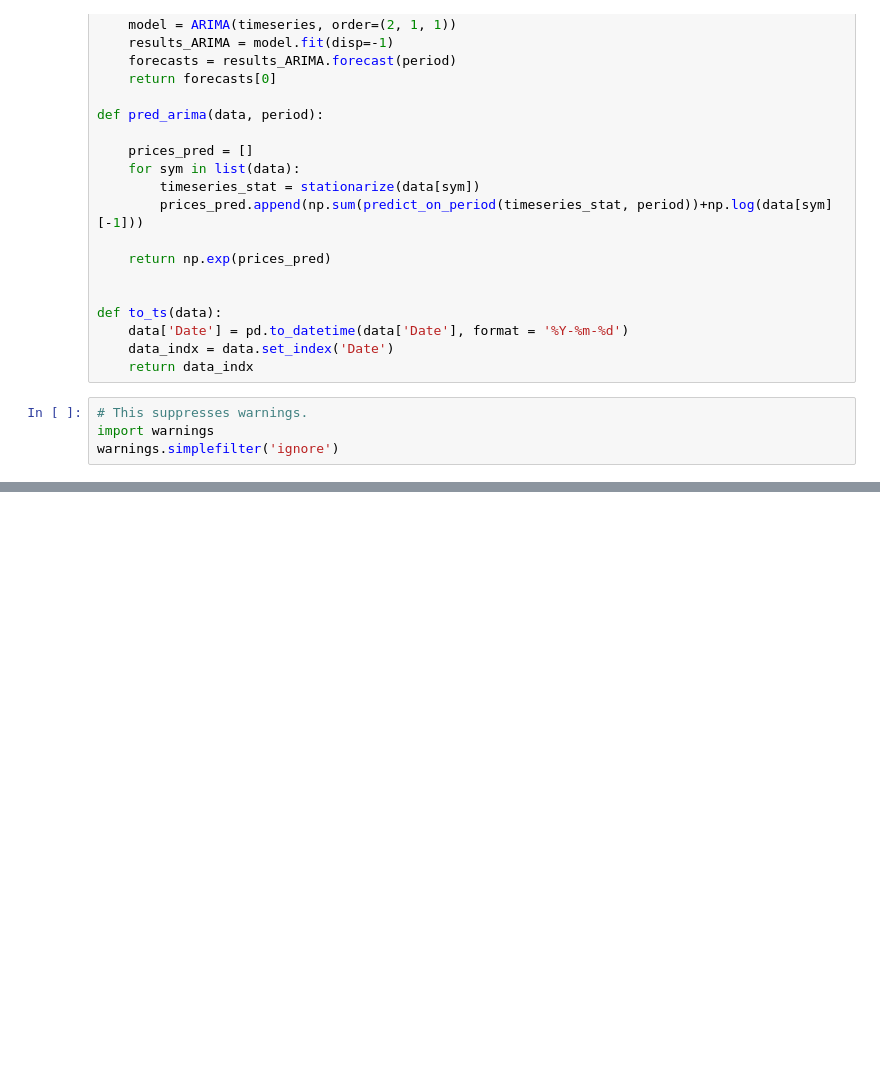
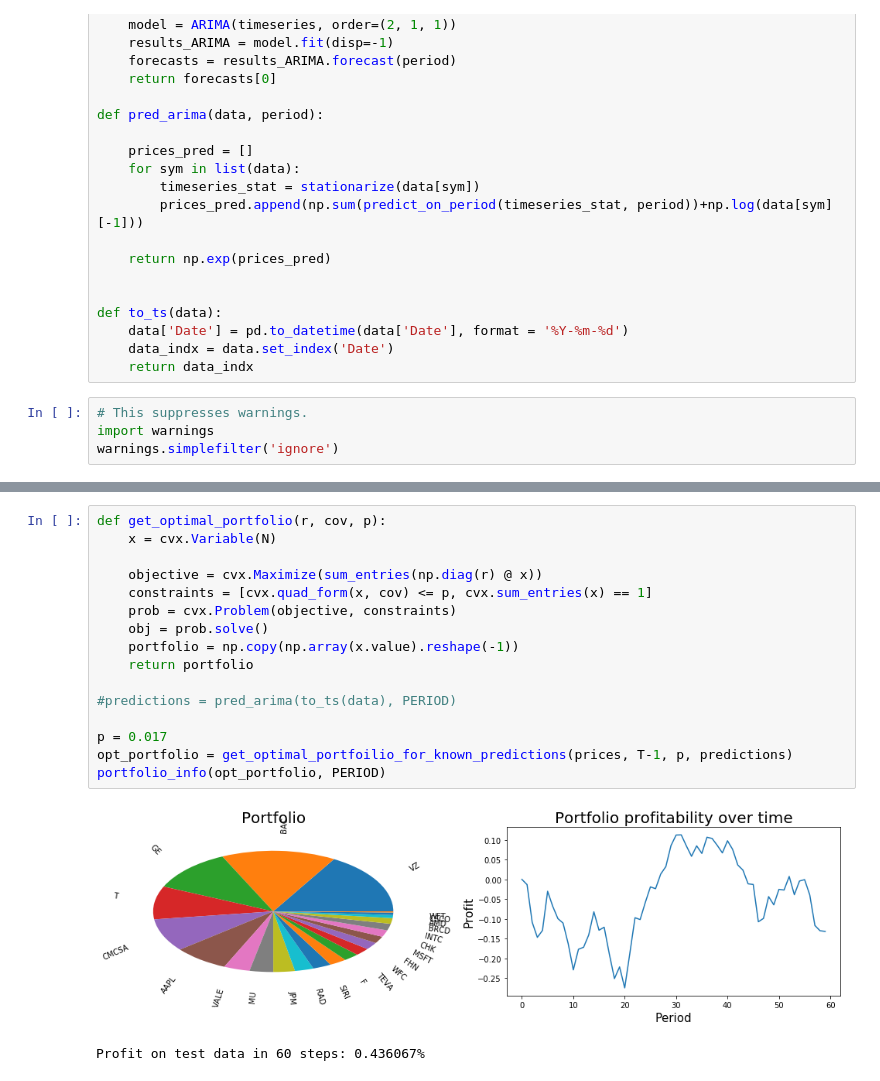
Before and after one commit to fedimser/MarkowitzPortfolio, a Jupyter notebook: code/Markovitz_new.ipynb, the cells around one changed output, grey strips where cells are left out. Drawn from its saved outputs; the diff is of its cells as text; blank space fills up the shorter version.

```diff
--- a/code/Markovitz_new.ipynb
+++ b/code/Markovitz_new.ipynb
@@ -180,0 +322,19 @@ print(predictions)
+# %%
+def get_optimal_portfolio(r, cov, p):
+    x = cvx.Variable(N)
+
+    objective = cvx.Maximize(sum_entries(np.diag(r) @ x))
+    constraints = [cvx.quad_form(x, cov) <= p, cvx.sum_entries(x) == 1]
+    prob = cvx.Problem(objective, constraints)
+    obj = prob.solve()
+    portfolio = np.copy(np.array(x.value).reshape(-1))
+    return portfolio
+
+#predictions = pred_arima(to_ts(data), PERIOD)
+
+p = 0.017
+opt_portfolio = get_optimal_portfoilio_for_known_predictions(prices, T-1, p, predictions)
+portfolio_info(opt_portfolio, PERIOD)
+# %% [output]
+[figure, added]
+Profit on test data in 60 steps: 0.436067%
```
Also changed, not shown: parts of 26 cells of this notebook.
